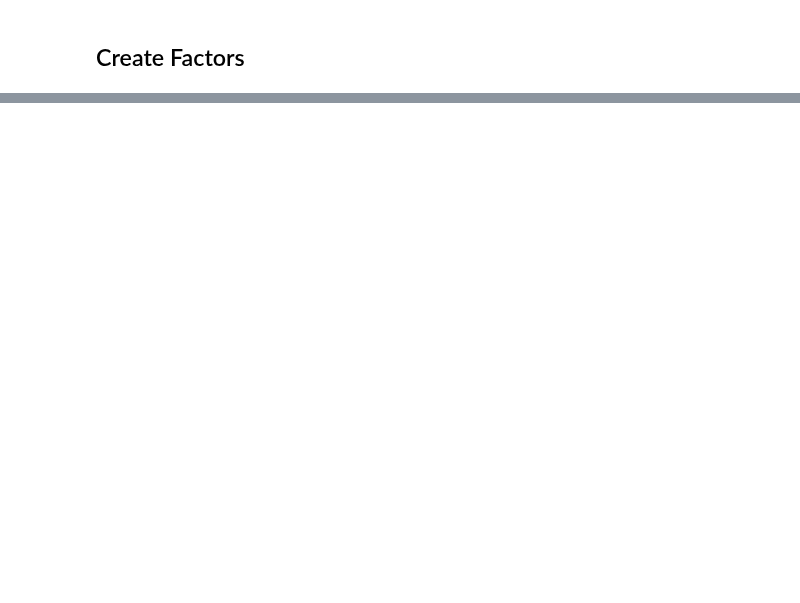
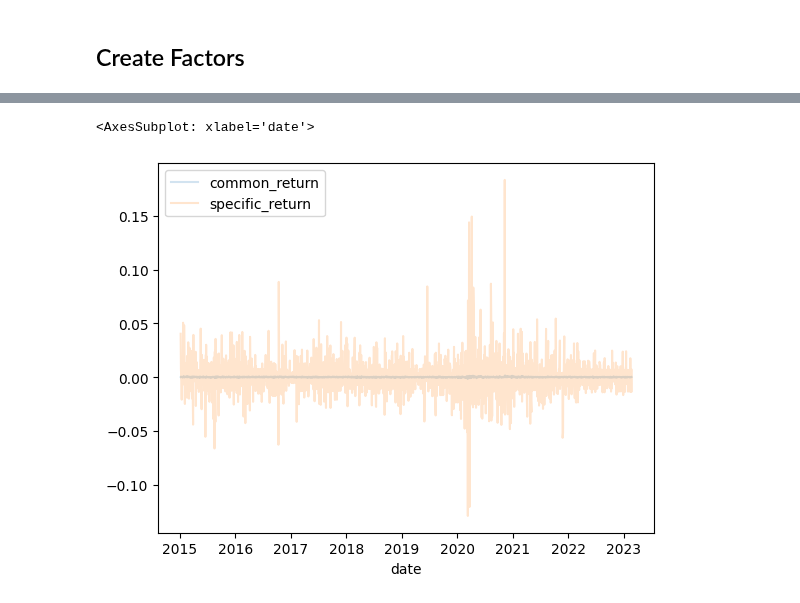
Before and after one commit to pasinsiri/quant-investment, a Jupyter notebook: alpha_factor.ipynb, the cells around one changed output, grey strips where cells are left out. Saved outputs shown, nothing was run; the diff lists cells and outputs as text; code cells hidden in the pictures; blank space fills up the shorter version.

```diff
--- a/alpha_factor.ipynb
+++ b/alpha_factor.ipynb
@@ -181,0 +245,11 @@ SMOOTH = False
+# %%
+# calculate and visualize all returns
+all_return_df = pd.DataFrame(model.resid.values, index = return_dates, columns = ['specific_return'])
+all_return_df['common_return'] = common_return_df.sum(axis = 'columns')
+all_return_df['stock_return'] = single_return_df.values
+# %%
+# all_return_df.head()
+all_return_df[['common_return', 'specific_return']].plot(alpha = 0.2)
+# %% [output]
+<AxesSubplot: xlabel='date'>
+[figure, added]
```
Also changed, not shown: parts of 15 cells of this notebook.
